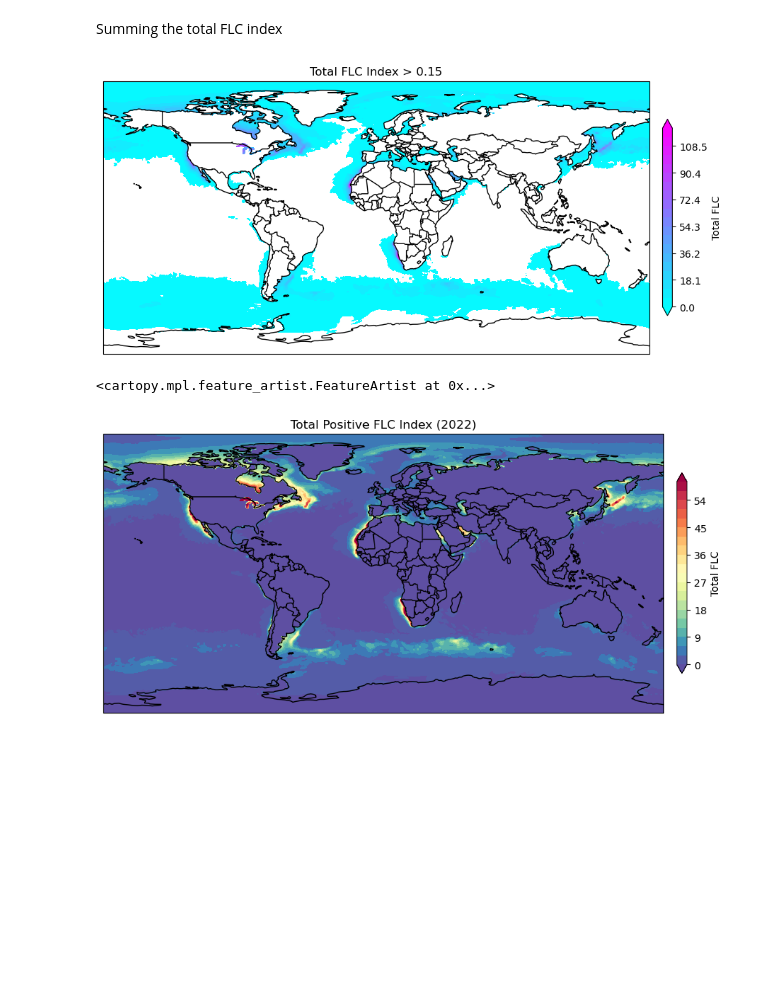
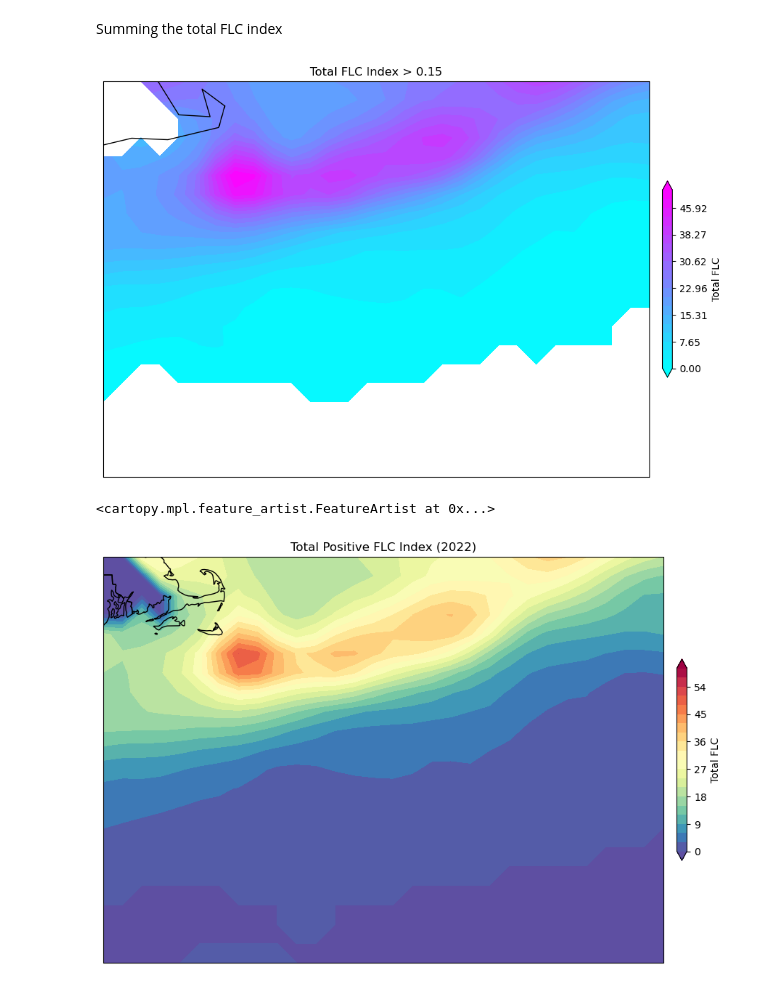
Before and after one commit to jesseturner/FalseLowClouds, a Jupyter notebook: Model/MODEL_FLC.ipynb, the cells around one changed output. Saved outputs shown, nothing was run; the diff lists cells and outputs as text; code cells hidden in the pictures; blank space fills up the shorter version.

```diff
--- a/Model/MODEL_FLC.ipynb
+++ b/Model/MODEL_FLC.ipynb
@@ -23,7 +23,7 @@ root = "/home/jturner/false_low_clouds_2023/Model/Time_Lapse/time_"+time+"/"
 # %% [markdown]
 # Run analysis of processed data
 # %%
-date = '20220219'
+date = '20230731'
 
 sst_file = root+date+"/oisst-avhrr-v02r01."+date+".nc"
 
@@ -37,16 +37,22 @@ q = xr.open_dataset(root+date+'/q_'+date+'.nc')
 Region for analysis:
 # %%
 #--- Northeast US
-min_lon = -83
-min_lat = 26
-max_lon = -51
-max_lat = 50
+# min_lon = -83
+# min_lat = 26
+# max_lon = -51
+# max_lat = 50
 
 #-- Oaxaca
 # min_lon = -109
 # min_lat = 10
 # max_lon = -81
 # max_lat = 24
+
+#---Georges Bank
+min_lon = -71.5
+min_lat = 37
+max_lon = -64
+max_lat = 42.5
 # %%
 sst_ds = sst_ds.sel(lat=slice(min_lat,max_lat), lon=slice(min_lon+360,max_lon+360))
 t = t.sel(latitude=slice(min_lat,max_lat), longitude=slice(min_lon+360,max_lon+360))
@@ -114,9 +120,9 @@ def FLC_warn_xarray(date):
 #     max_lat = 49.5
 
 #---Commented out for global analysis
-#     sst_ds = sst_ds.sel(lat=slice(min_lat,max_lat), lon=slice(min_lon,max_lon))
-#     t = t.sel(latitude=slice(min_lat,max_lat), longitude=slice(min_lon,max_lon))
-#     q = q.sel(latitude=slice(min_lat,max_lat), longitude=slice(min_lon,max_lon))
+    sst_ds = sst_ds.sel(lat=slice(min_lat,max_lat), lon=slice(min_lon+360,max_lon+360))
+    t = t.sel(latitude=slice(min_lat,max_lat), longitude=slice(min_lon+360,max_lon+360))
+    q = q.sel(latitude=slice(min_lat,max_lat), longitude=slice(min_lon+360,max_lon+360))
 
     begin = sst_ds.sst.shape[0]
     end = sst_ds.sst.shape[1]
@@ -199,31 +205,31 @@ clb=plt.colorbar(c, shrink=0.3, pad=0.02, ax=ax)
 ax.set_title('Total FLC Index > 0.15')
 clb.set_label('Total FLC')
 # %% [output]
-[figure, old version]
+[figure, new version]
 # %%
 projection=ccrs.PlateCarree()
 fig,ax=plt.subplots(1, figsize=(12,12),subplot_kw={'projection': projection})
 
 #---normal settings
 # cmap = plt.cm.Spectral_r
 # levels = np.linspace(-np.amax(tot.flc_index), np.amax(tot.flc_index), 35)
 
 #---Positive FLC index (negative FLC indexes are removed)
 cmap = plt.cm.Spectral_r
 levels = np.linspace(0, 60, 21)
 
 c=ax.contourf(tot.longitude[0,:], tot.latitude[:,0], tot.flc_index, cmap=cmap, levels=levels, extend='both')
 
 clb=plt.colorbar(c, shrink=0.3, pad=0.02, ax=ax)
 ax.set_title('Total Positive FLC Index ('+year+')')
 clb.set_label('Total FLC')
 
-ax.coastlines(resolution='110m')
+#ax.coastlines(resolution='110m')
 ax.add_feature(cfeature.BORDERS)
-#ax.add_feature(cfeature.STATES)
+ax.add_feature(cfeature.STATES)
 # %% [output]
 <cartopy.mpl.feature_artist.FeatureArtist at 0x...>
-[figure, old version]
+[figure, new version]
 # %%
 flc_above = []
 da_tot_area = []
```
Also changed, not shown: parts of 3 cells of this notebook, 1 other file.
